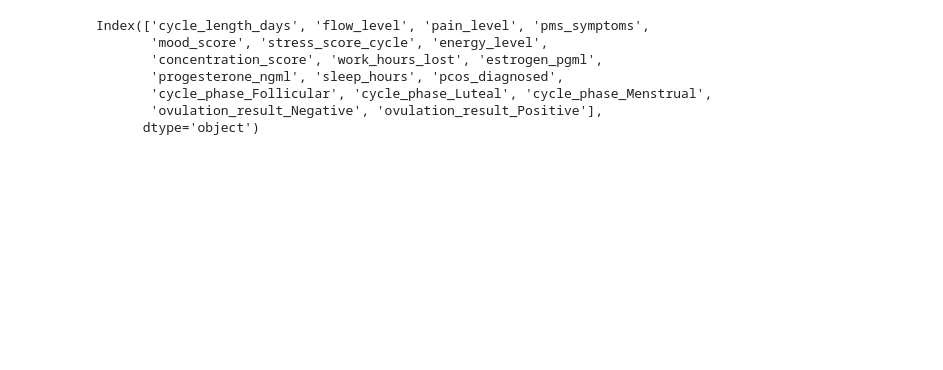
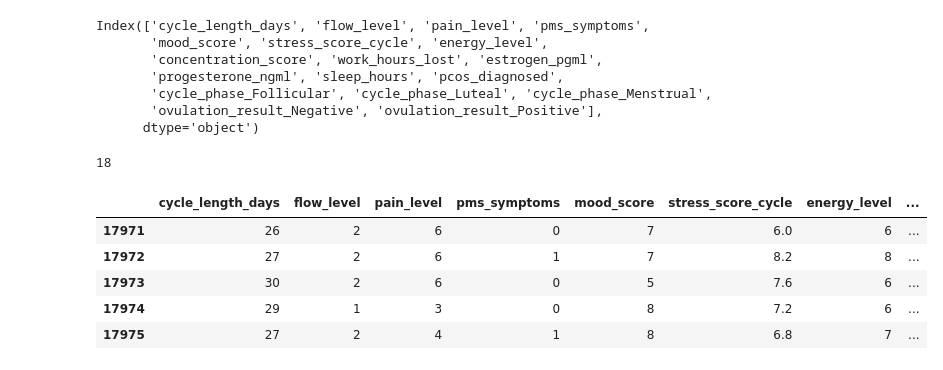
Before and after one commit to adithya-data/ML-PROJECT, a Jupyter notebook: planner.ipynb, the cells around one changed output. Cells and saved outputs as stored; diff of their text form; code cells hidden in the pictures; blank space fills up the shorter version.

```diff
--- a/planner.ipynb
+++ b/planner.ipynb
@@ -1277,3 +1286,16 @@ Index(['cycle_length_days', 'flow_level', 'pain_level', 'pms_symptoms',
        'cycle_phase_Follicular', 'cycle_phase_Luteal', 'cycle_phase_Menstrual',
        'ovulation_result_Negative', 'ovulation_result_Positive'],
       dtype='object')
+# %%
+len(x.columns)
+# %% [output]
+18
+# %%
+x.tail()
+# %% [output]
+|  | cycle_length_days | flow_level | pain_level | pms_symptoms | mood_score | stress_score_cycle | energy_level | ... |
+| 17971 | 26 | 2 | 6 | 0 | 7 | 6.0 | 6 | ... |
+| 17972 | 27 | 2 | 6 | 1 | 7 | 8.2 | 8 | ... |
+| 17973 | 30 | 2 | 6 | 0 | 5 | 7.6 | 6 | ... |
+| 17974 | 29 | 1 | 3 | 0 | 8 | 7.2 | 6 | ... |
+| 17975 | 27 | 2 | 4 | 1 | 8 | 6.8 | 7 | ... |
```
Also changed, not shown: parts of 7 cells of this notebook, 2 other files.
